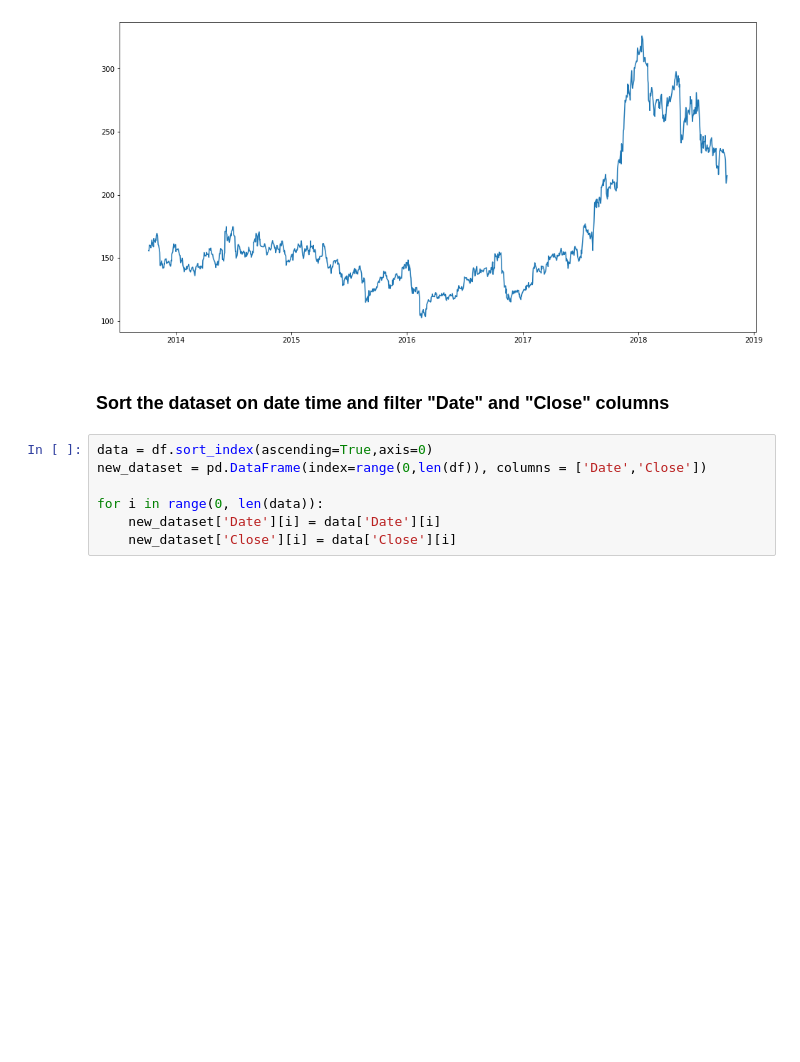
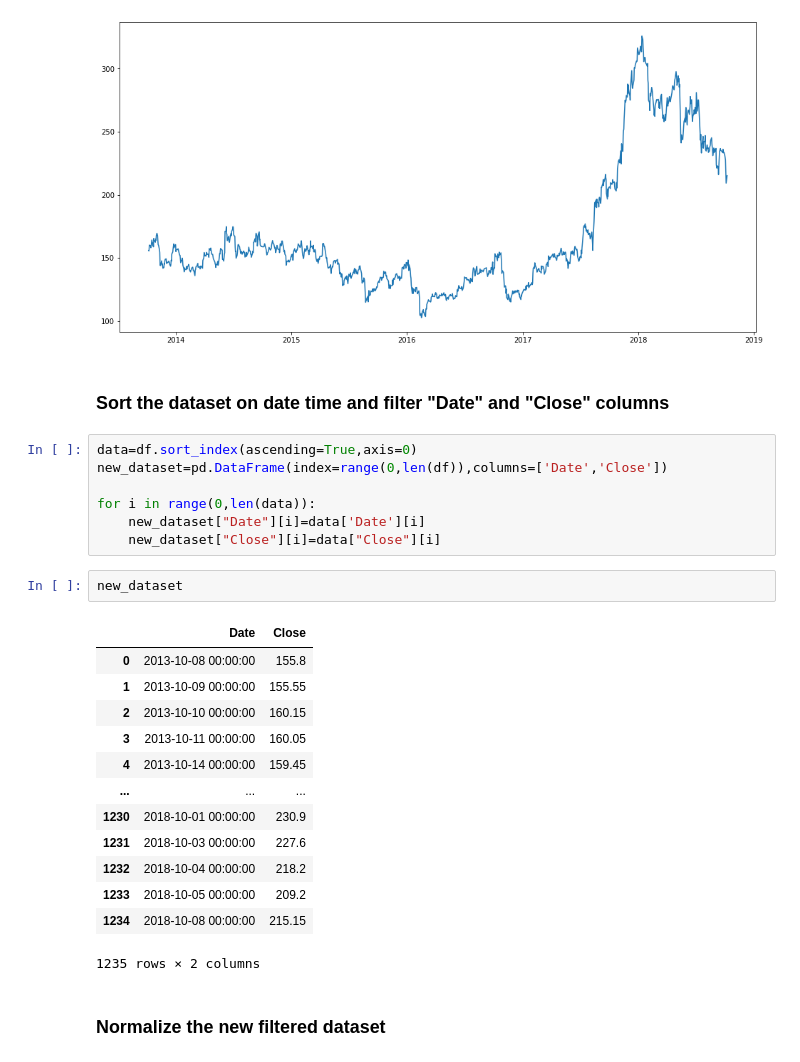
Before and after one commit to jamesleocodes/machine_learning_projects-mini-, a Jupyter notebook: Stock_price_prediction/stock_prediction.ipynb, the cells around one changed output. Cells and saved outputs as stored; diff of their text form; blank space fills up the shorter version.

```diff
--- a/Stock_price_prediction/stock_prediction.ipynb
+++ b/Stock_price_prediction/stock_prediction.ipynb
@@ -41,9 +41,27 @@ plt.plot(df['Close'],label = 'Close Price history')
 # %% [markdown]
 ### Sort the dataset on date time and filter "Date" and "Close" columns
 # %%
-data = df.sort_index(ascending=True,axis=0)
-new_dataset = pd.DataFrame(index=range(0,len(df)), columns = ['Date','Close'])
+data=df.sort_index(ascending=True,axis=0)
+new_dataset=pd.DataFrame(index=range(0,len(df)),columns=['Date','Close'])
 
-for i in range(0, len(data)):
-    new_dataset['Date'][i] = data['Date'][i]
-    new_dataset['Close'][i] = data['Close'][i]
+for i in range(0,len(data)):
+    new_dataset["Date"][i]=data['Date'][i]
+    new_dataset["Close"][i]=data["Close"][i]
+# %%
+new_dataset
+# %% [output]
+|  | Date | Close |
+| 0 | 2013-10-08 00:00:00 | 155.8 |
+| 1 | 2013-10-09 00:00:00 | 155.55 |
+| 2 | 2013-10-10 00:00:00 | 160.15 |
+| 3 | 2013-10-11 00:00:00 | 160.05 |
+| 4 | 2013-10-14 00:00:00 | 159.45 |
+| ... | ... | ... |
+| 1230 | 2018-10-01 00:00:00 | 230.9 |
+| 1231 | 2018-10-03 00:00:00 | 227.6 |
+| 1232 | 2018-10-04 00:00:00 | 218.2 |
+| 1233 | 2018-10-05 00:00:00 | 209.2 |
+| 1234 | 2018-10-08 00:00:00 | 215.15 |
+1235 rows × 2 columns
+# %% [markdown]
+### Normalize the new filtered dataset
```
Also changed, not shown: parts of 5 cells of this notebook, 1 other file.
